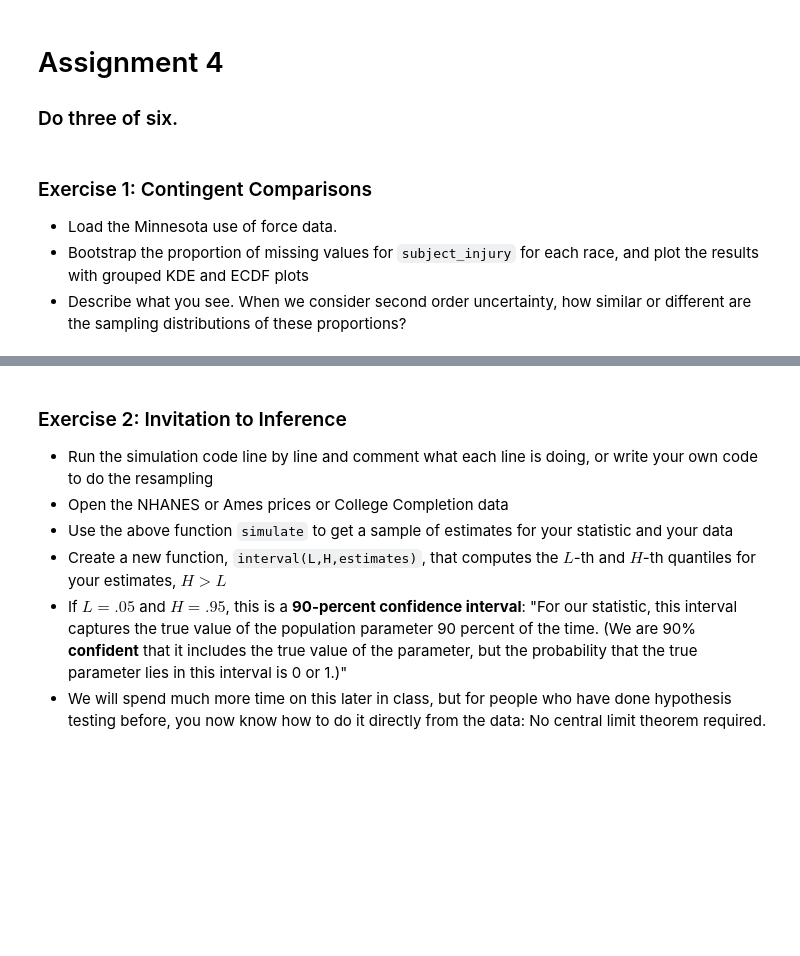
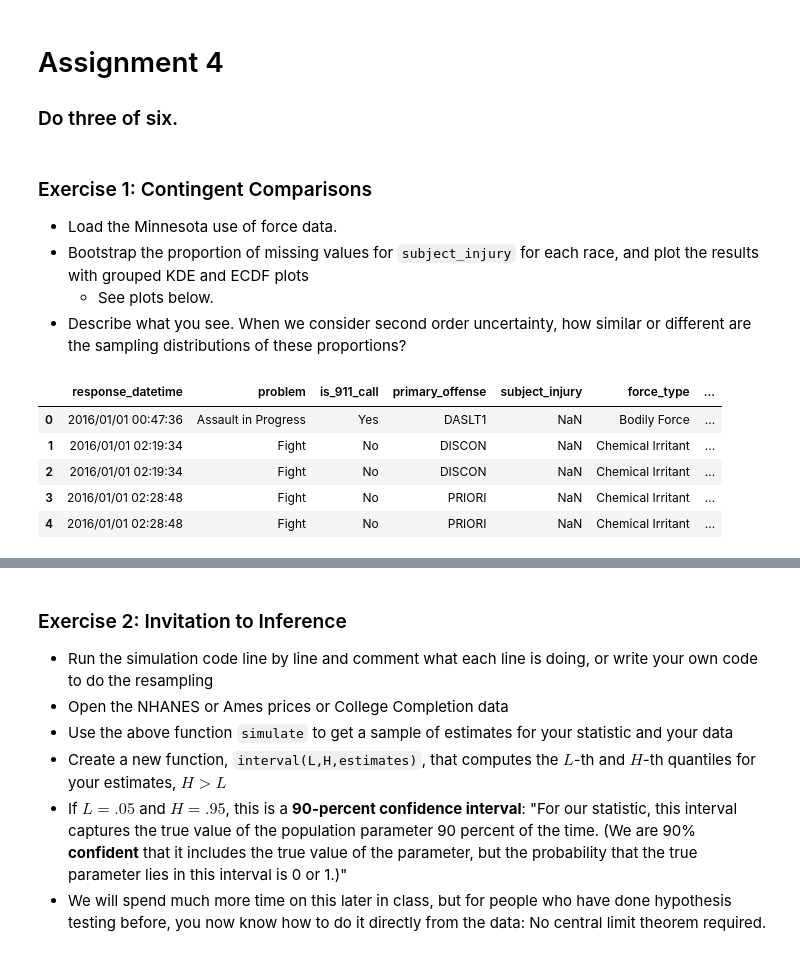
Before and after one commit to witthm8080/github_branching, a Jupyter notebook: assignment_4.ipynb, the cells around one changed output, grey strips where cells are left out. Saved outputs shown, nothing was run; the diff lists cells and outputs as text; code cells hidden in the pictures; blank space fills up the shorter version.

Commit message:
complete problem 1

```diff
--- a/assignment_4.ipynb
+++ b/assignment_4.ipynb
@@ -5,4 +5,24 @@
 ### Exercise 1: Contingent Comparisons
 - Load the Minnesota use of force data.
 - Bootstrap the proportion of missing values for `subject_injury` for each race, and plot the results with grouped KDE and ECDF plots
+  - See plots below.
 - Describe what you see. When we consider second order uncertainty, how similar or different are the sampling distributions of these proportions?
+# %%
+import pandas as pd
+import numpy as np
+import matplotlib.pyplot as plt
+import seaborn as sns
+
+df = pd.read_csv("./data/mn_police_use_of_force.csv")
+
+df['injury_na'] = df['subject_injury'].isna() # Create a missing value dummy
+df['injury_na'].value_counts() # How many missings?
+
+df.head()
+# %% [output]
+|  | response_datetime | problem | is_911_call | primary_offense | subject_injury | force_type | ... |
+| 0 | 2016/01/01 00:47:36 | Assault in Progress | Yes | DASLT1 | NaN | Bodily Force | ... |
+| 1 | 2016/01/01 02:19:34 | Fight | No | DISCON | NaN | Chemical Irritant | ... |
+| 2 | 2016/01/01 02:19:34 | Fight | No | DISCON | NaN | Chemical Irritant | ... |
+| 3 | 2016/01/01 02:28:48 | Fight | No | PRIORI | NaN | Chemical Irritant | ... |
+| 4 | 2016/01/01 02:28:48 | Fight | No | PRIORI | NaN | Chemical Irritant | ... |
```
Also changed, not shown: parts of 3 cells of this notebook.
